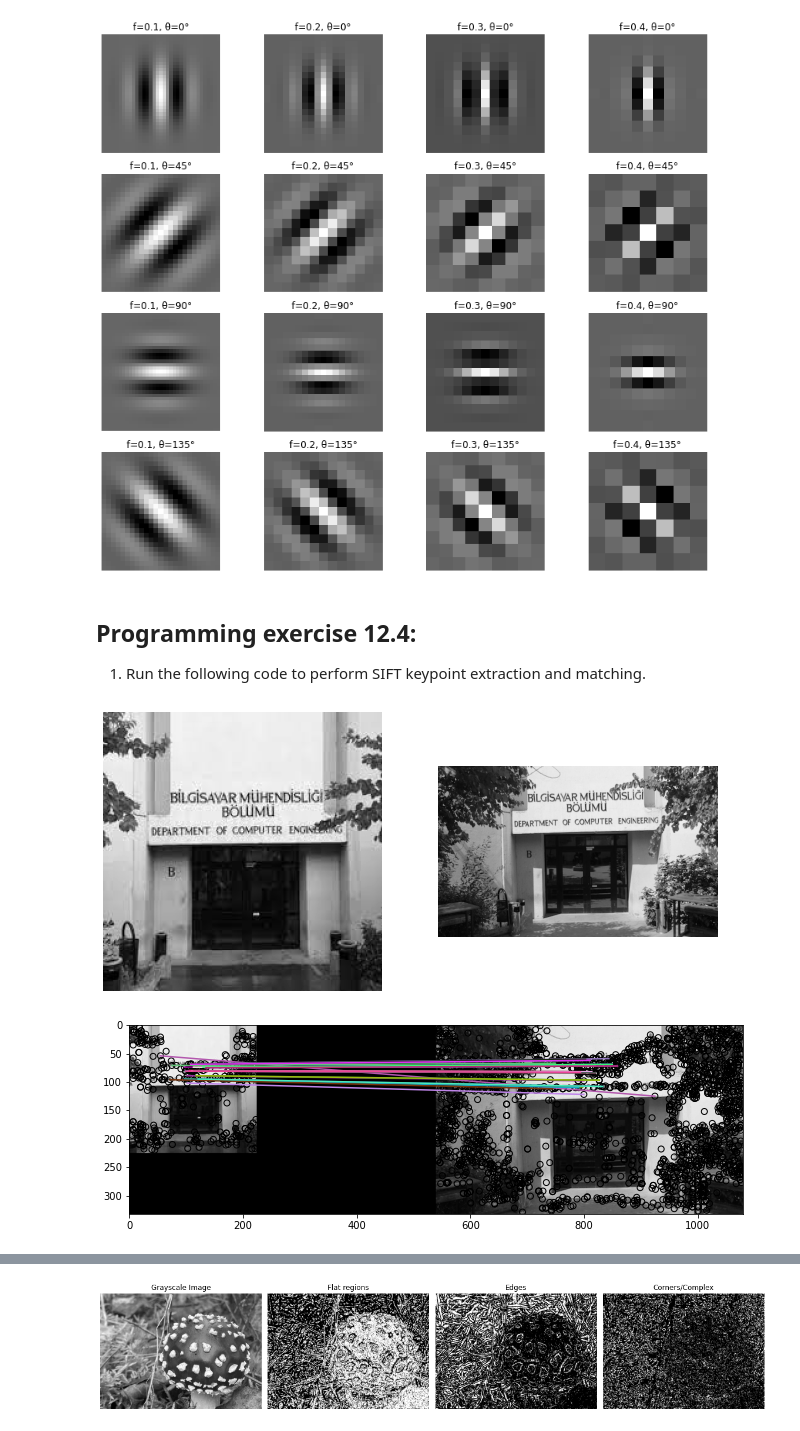
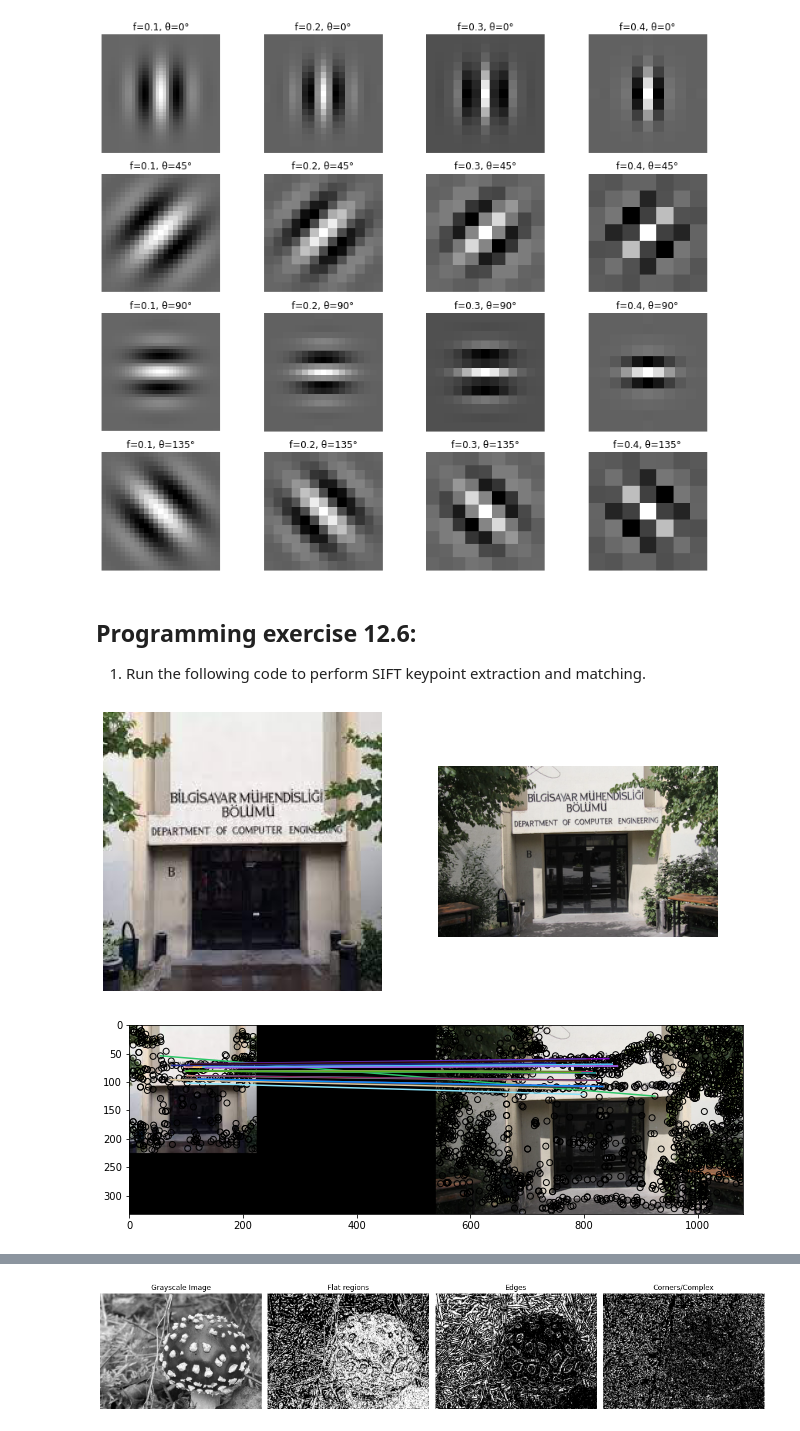
Before and after one commit to itironal/466Companion, a Jupyter notebook: newCh12.ipynb, the cells around one changed output, grey strips where cells are left out. Cells and saved outputs as stored; diff of their text form; code cells hidden in the pictures.

```diff
--- a/newCh12.ipynb
+++ b/newCh12.ipynb
@@ -216,7 +390,7 @@ plt.show()
 # %% [output]
 [figure]
 # %% [markdown]
-## Programming exercise 12.4:
+## Programming exercise 12.6:
 
 1.   Run the following code to perform SIFT keypoint extraction and matching.
 # %%
@@ -230,43 +404,43 @@ import matplotlib.pyplot as plt
 image1 = io.imread('images/bmb1.jpeg')
 if image1.shape[-1] == 4:
     image1 = rgba2rgb(image1)
-image1 = rgb2gray(image1)
+image1_gray = rgb2gray(image1)
 
 image2 = io.imread('images/bmb2.jpeg')
 if image2.shape[-1] == 4:
     image2 = rgba2rgb(image2)
-image2 = rgb2gray(image2)
+image2_gray = rgb2gray(image2)
 
 fig, axes = plt.subplots(nrows=1, ncols=2, figsize=(11,8))
 ax = axes.ravel()
 
-ax[0].imshow(image1, cmap='gray')
+ax[0].imshow(image1)
 ax[0].axis('off')
-ax[1].imshow(image2, cmap='gray')
+ax[1].imshow(image2)
 ax[1].axis('off')
 
 # Extract SIFT descriptors
 descriptor_extractor = SIFT()
 
-descriptor_extractor.detect_and_extract(image1)
+descriptor_extractor.detect_and_extract(image1_gray)
 keypoints1 = descriptor_extractor.keypoints
 descriptors1 = descriptor_extractor.descriptors
 
-descriptor_extractor.detect_and_extract(image2)
+descriptor_extractor.detect_and_extract(image2_gray)
 keypoints2 = descriptor_extractor.keypoints
 descriptors2 = descriptor_extractor.descriptors
 
 # Find matching descriptors in two images
 matches = match_descriptors(descriptors1, descriptors2, max_ratio=0.7,
                               cross_check=True)
 
 # Plot images and matching descriptors
 fig, ax = plt.subplots(nrows=1, ncols=1, figsize=(11, 8))
 
 plot_matches(ax, image1, image2, keypoints1, keypoints2, matches)
 #plt.tight_layout()
 plt.show()
 # %% [output]
 [figure]
-[figure, old version]
+[figure, new version]
 # %% [markdown]
```
Also changed, not shown: parts of 6 cells of this notebook, 7 other files.
